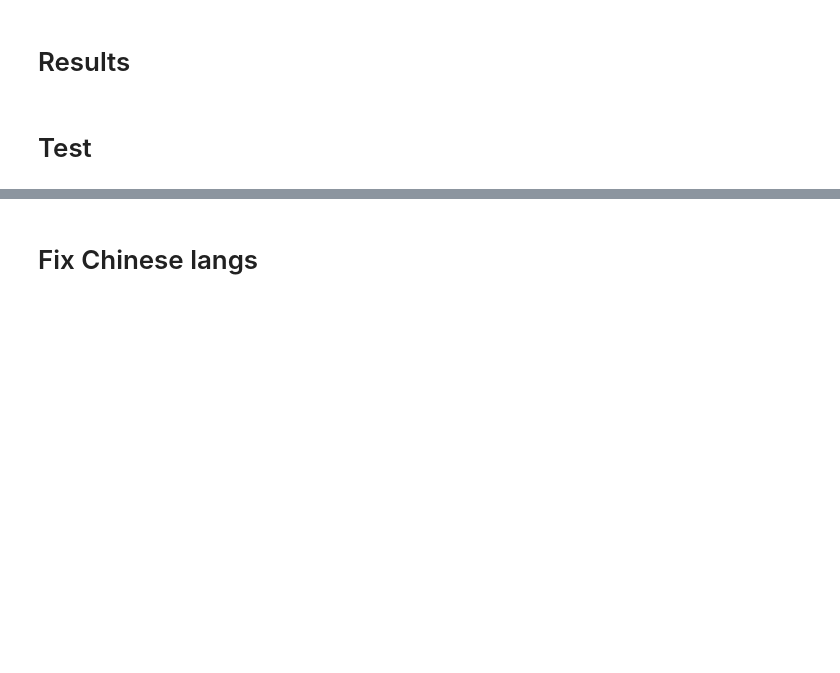
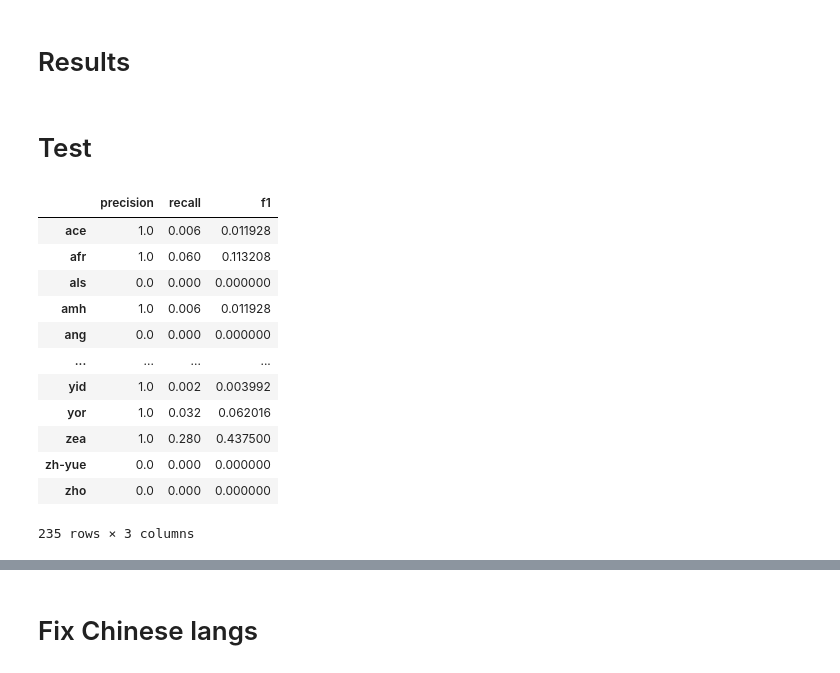
Before and after one commit to tsimafeip/nn-hackathon, a Jupyter notebook: LangDetector.ipynb, the cells around one changed output, grey strips where cells are left out. Cells and saved outputs as stored; diff of their text form; code cells hidden in the pictures; blank space fills up the shorter version.

```diff
--- a/LangDetector.ipynb
+++ b/LangDetector.ipynb
@@ -425,4 +425,20 @@ raw_metrics = pd.DataFrame(
     })
 # %%
 metrics = raw_metrics.rename(class_to_language, axis='index')
+bad_quality_metrics = metrics[metrics.f1 < 0.7]
+bad_quality_metrics
+# %% [output]
+|  | precision | recall | f1 |
+| ace | 1.0 | 0.006 | 0.011928 |
+| afr | 1.0 | 0.060 | 0.113208 |
+| als | 0.0 | 0.000 | 0.000000 |
+| amh | 1.0 | 0.006 | 0.011928 |
+| ang | 0.0 | 0.000 | 0.000000 |
+| ... | ... | ... | ... |
+| yid | 1.0 | 0.002 | 0.003992 |
+| yor | 1.0 | 0.032 | 0.062016 |
+| zea | 1.0 | 0.280 | 0.437500 |
+| zh-yue | 0.0 | 0.000 | 0.000000 |
+| zho | 0.0 | 0.000 | 0.000000 |
+235 rows × 3 columns
 # %%
```
Also changed, not shown: parts of 11 cells of this notebook.
